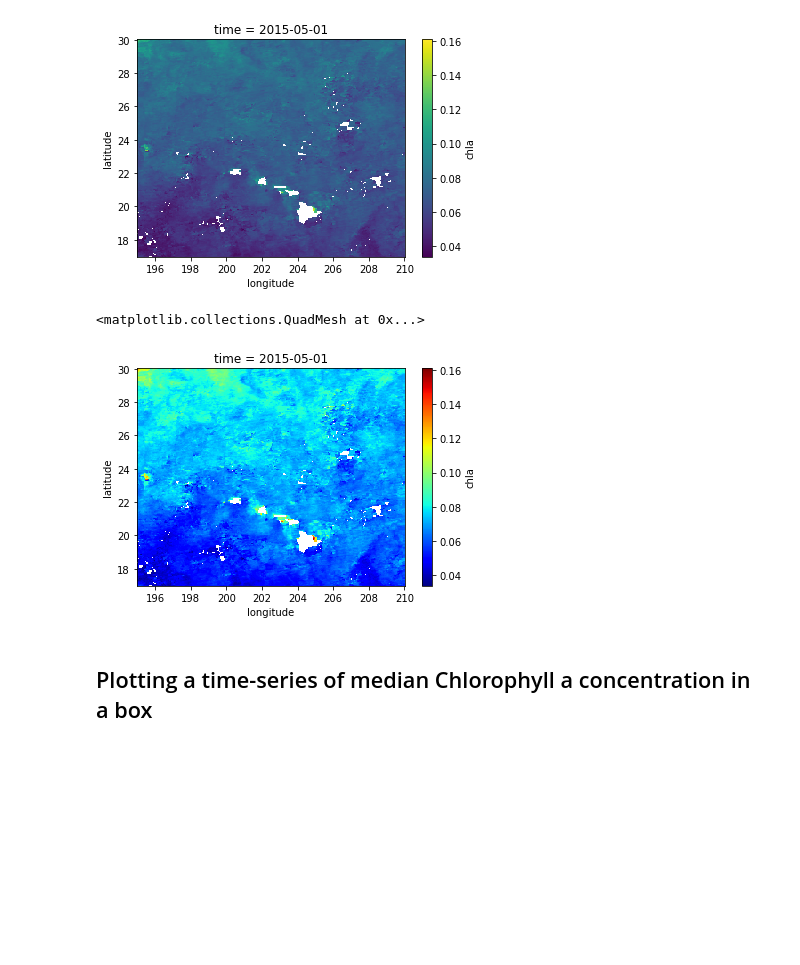
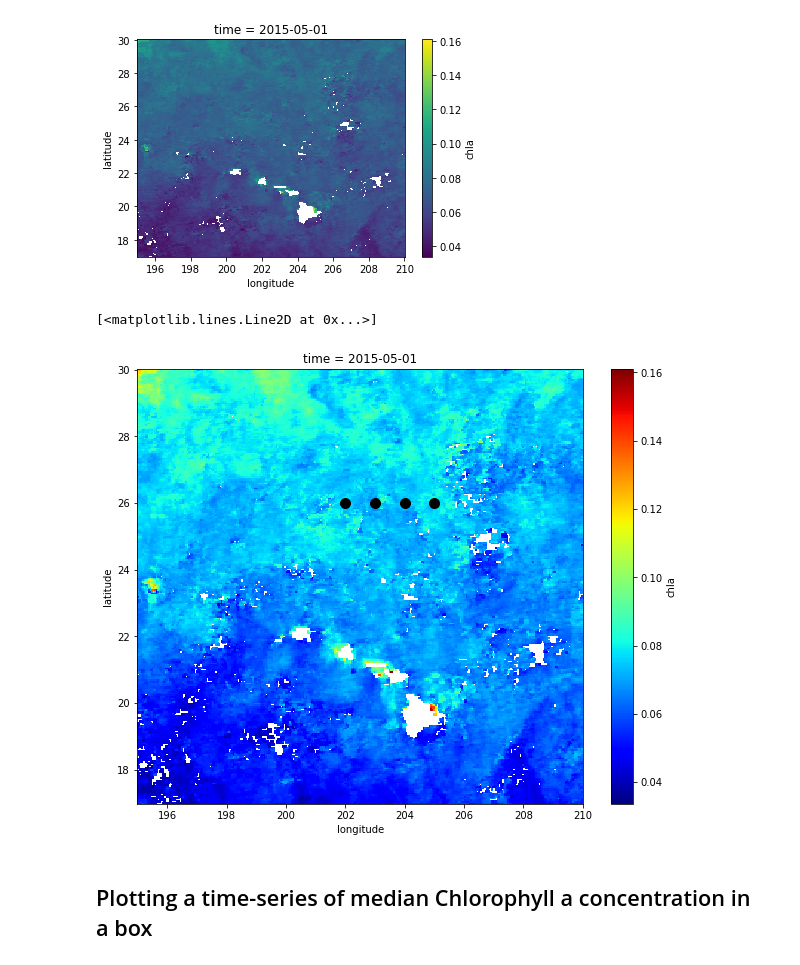
Before and after one commit to nicolasfauchereau/oceanwatch, a Jupyter notebook: oceanwatch_Python.ipynb, the cells around one changed output. Drawn from its saved outputs; the diff is of its cells as text; code cells hidden in the pictures; blank space fills up the shorter version.

Commit message:
added point plots

```diff
--- a/oceanwatch_Python.ipynb
+++ b/oceanwatch_Python.ipynb
@@ -100,10 +100,12 @@ dset.sel(time='2015-05-01')['chla'].plot()
 <matplotlib.collections.QuadMesh at 0x...>
 [figure]
 # %%
-dset.sel(time='2015-05-01')['chla'].plot(cmap=plt.cm.jet)
+f, ax = plt.subplots(figsize=(10,8))
+dset.sel(time='2015-05-01')['chla'].plot(cmap=plt.cm.jet, ax=ax)
+ax.plot(range(202,205+1),np.repeat(26,4),'ko', markersize=10)
 # %% [output]
-<matplotlib.collections.QuadMesh at 0x...>
+[<matplotlib.lines.Line2D at 0x...>]
-[figure, old version]
+[figure, new version]
 # %% [markdown]
 ## Plotting a time-series of median Chlorophyll a concentration in a box
 # %% [markdown]
```
